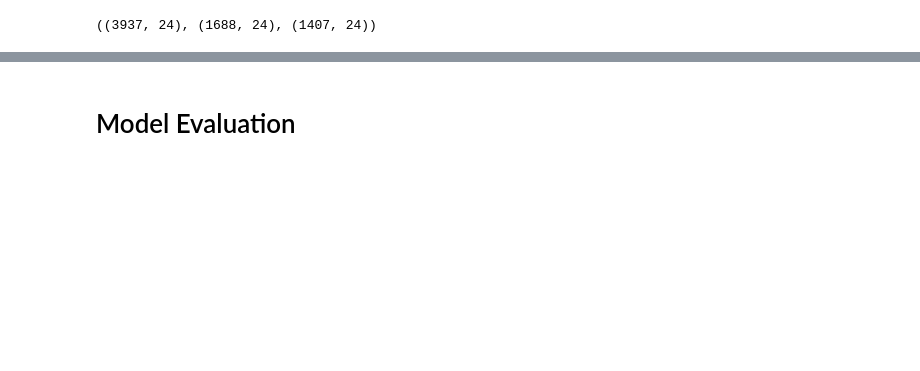
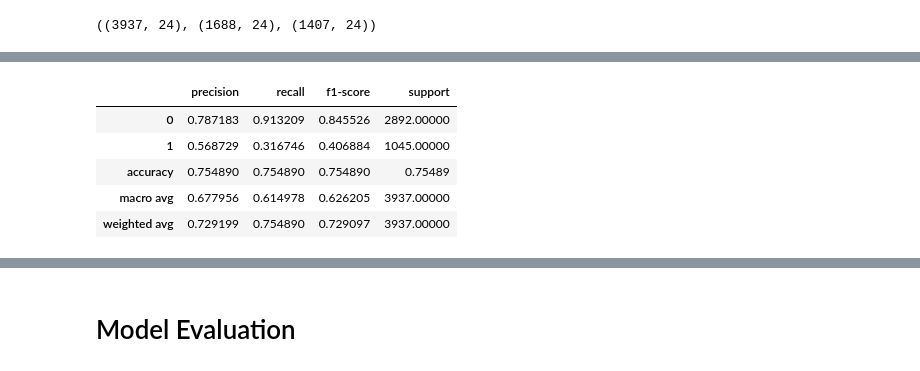
Before and after one commit to BraedenWright/classification-project, a Jupyter notebook: working_telco_report.ipynb, the cells around one changed output, grey strips where cells are left out. Cells and saved outputs as stored; diff of their text form; code cells hidden in the pictures; blank space fills up the shorter version.

```diff
--- a/working_telco_report.ipynb
+++ b/working_telco_report.ipynb
@@ -600,0 +572,27 @@ SyntaxError: invalid syntax (708346157.py, line 2)
+# %%
+# Make the Model
+logit = LogisticRegression(C=20, random_state=1313)
+
+# Select the Features we want focused on
+features = ['multiple_lines', 'device_protection', 'fiber_optic', 'married', 'streaming_tv']
+
+# Fit the Model
+logit.fit(x_train[features], y_train)
+
+# Predictions
+y_pred = logit.predict(x_train[features])
+
+# Model Score
+m_score = logit.score(x_train[features], y_train)
+
+performance = classification_report(y_train, y_pred, output_dict=True)
+
+# Classification Report
+pd.DataFrame(performance).transpose()
+# %% [output]
+|  | precision | recall | f1-score | support |
+| 0 | 0.787183 | 0.913209 | 0.845526 | 2892.00000 |
+| 1 | 0.568729 | 0.316746 | 0.406884 | 1045.00000 |
+| accuracy | 0.754890 | 0.754890 | 0.754890 | 0.75489 |
+| macro avg | 0.677956 | 0.614978 | 0.626205 | 3937.00000 |
+| weighted avg | 0.729199 | 0.754890 | 0.729097 | 3937.00000 |
```
Also changed, not shown: parts of 57 cells of this notebook, 1 other file.
